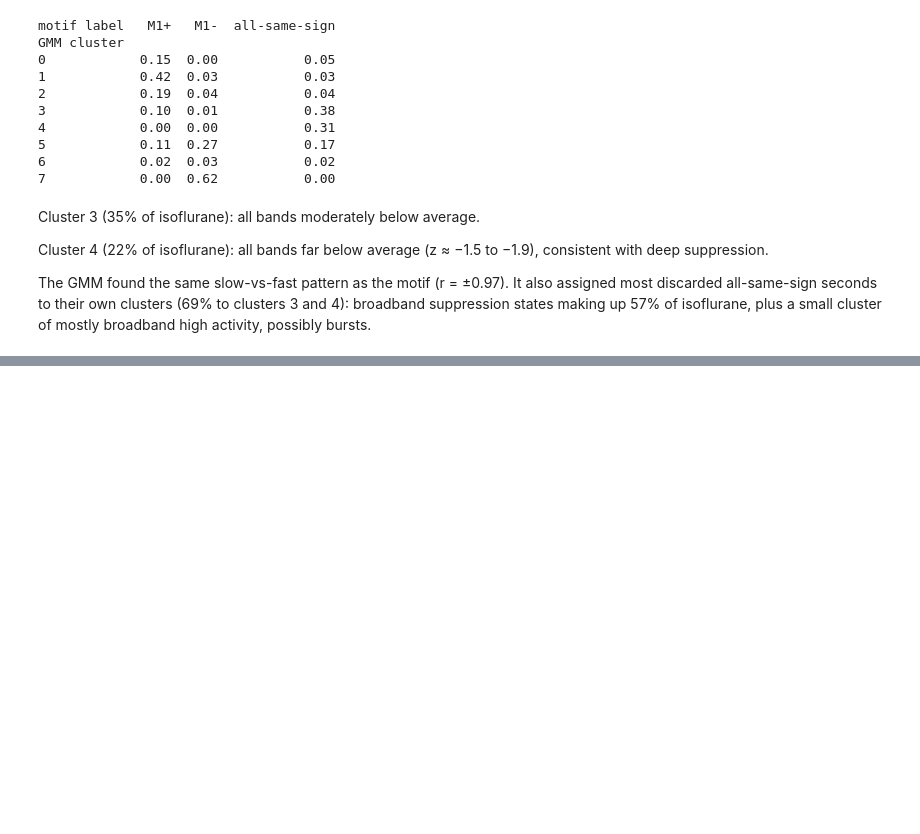
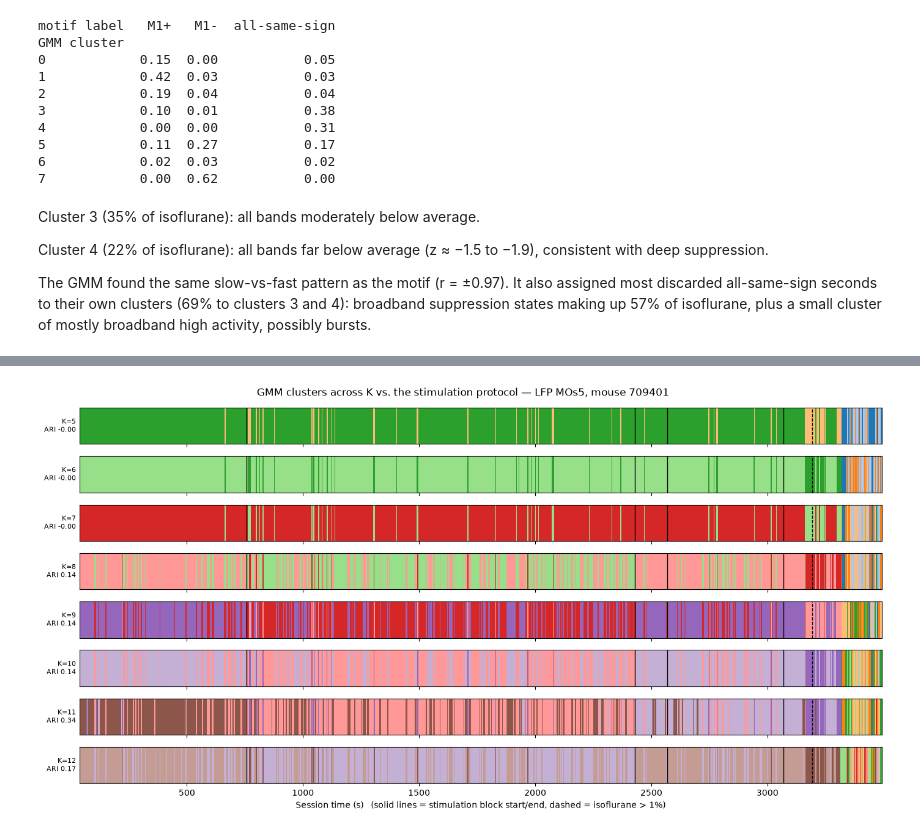
Before and after one commit to saasberkeley/dc-allen, a Jupyter notebook: code/python/notebooks/709401_awake_iso_jahan.ipynb, the cells around one changed output, grey strips where cells are left out. Saved outputs shown, nothing was run; the diff lists cells and outputs as text; code cells hidden in the pictures; blank space fills up the shorter version.

Commit message:
709401: GMM on LFP/EEG, behavior + stim alignment, K sweep, pre-stim baseline motifs

```diff
--- a/code/python/notebooks/709401_awake_iso_jahan.ipynb
+++ b/code/python/notebooks/709401_awake_iso_jahan.ipynb
@@ -637,0 +978,72 @@ The GMM found the same slow-vs-fast pattern as the motif (r = ±0.97). It also a
+# %%
+# === Does the awake split hold up across K? ===
+from sklearn.metrics import adjusted_rand_score, normalized_mutual_info_score
+
+# Stimulation blocks from the trials table (a pause > 60 s between pulses ends a block)
+stim_t = np.sort(nwb.trials["start_time"][:])
+gaps = np.flatnonzero(np.diff(stim_t) > 60)
+starts = np.r_[stim_t[0], stim_t[gaps + 1]]
+ends = np.r_[stim_t[gaps], stim_t[-1]]
+seg_names = ["before stim"]
+for i in range(len(starts)):
+    seg_names += [f"block {i + 1}", "after stim" if i == len(starts) - 1 else f"pause {i + 1}"]
+edges = np.sort(np.r_[starts, ends])
+segment = np.searchsorted(edges, t1, side="right")   # protocol segment of each second
+
+iso = nwb.acquisition["isoflurane_level"]
+iso_t = (np.asarray(iso.timestamps[:]) if iso.timestamps is not None
+         else iso.starting_time + np.arange(iso.data.shape[0]) / iso.rate)
+iso_onset = float(iso_t[np.argmax(np.asarray(iso.data[:]) > 1.0)])
+awake = t1 < iso_onset
+
+print("Protocol segments (s):")
+bounds = np.r_[t1[0], edges, iso_onset]
+for name, a, b in zip(seg_names, bounds[:-1], bounds[1:]):
+    print(f"  {name:12s} {a:7.0f} – {b:7.0f}")
+
+def ordered_labels(K):
+    """Same cluster numbering as plot_gmm: slow-dominant first."""
+    gmm = models[K]
+    order = np.argsort(gmm.means_[:, :4].mean(1) - gmm.means_[:, 4:].mean(1))[::-1]
+    remap = {old: new for new, old in enumerate(order)}
+    return np.array([remap[l] for l in gmm.predict(X)])
+
+KS_SWEEP = range(5, 13)
+rows, strips = [], {}
+for K in KS_SWEEP:
+    lab = ordered_labels(K)
+    strips[K] = lab
+    la, sa = lab[awake], segment[awake]
+    big = pd.Series(la).value_counts(normalize=True)
+    dominant = {seg_names[s]: int(pd.Series(la[sa == s]).mode()[0]) for s in np.unique(sa)}
+    rows.append({
+        "K": K,
+        "ARI vs protocol": adjusted_rand_score(sa, la),
+        "NMI vs protocol": normalized_mutual_info_score(sa, la),
+        "awake clusters (≥5%)": int((big >= 0.05).sum()),
+        **{f"main cluster: {k}": v for k, v in dominant.items()},
+    })
+print("\nAgreement between awake clusters and the stimulation protocol, per K:")
+print(pd.DataFrame(rows).set_index("K").round(2).to_string())
+
+# --- Figure: one cluster strip per K, protocol boundaries as lines ---
+cmap = matplotlib.colormaps["tab20"]
+show = t1 <= iso_onset + 300
+fig, axes = plt.subplots(len(KS_SWEEP), 1, figsize=(14, 0.75 * len(KS_SWEEP) + 1.2), sharex=True)
+for ax, K, row in zip(axes, KS_SWEEP, rows):
+    rgb = np.ones((1, show.sum(), 3))
+    for c in range(K):
+        rgb[0, strips[K][show] == c] = cmap(c)[:3]
+    ax.imshow(rgb, aspect="auto", extent=[t1[show][0], t1[show][-1], 0, 1], interpolation="none")
+    for e in edges:
+        ax.axvline(e, color="k", lw=1)
+    ax.axvline(iso_onset, color="k", ls="--", lw=1)
+    ax.set_yticks([])
+    ax.set_ylabel(f"K={K}\nARI {row['ARI vs protocol']:.2f}", rotation=0, ha="right", va="center", fontsize=8)
+axes[-1].set_xlabel("Session time (s)   (solid lines = stimulation block start/end, dashed = isoflurane > 1%)")
+fig.suptitle("GMM clusters across K vs. the stimulation protocol — LFP MOs5, mouse 709401")
+axes[-1].set_xlim(t1[show][0], t1[show][-1])
+plt.tight_layout()
+plt.savefig("results/709401_jahan/gmm_K_sweep_vs_protocol.png", dpi=150)
+plt.show()
+# %% [output]
@@ -637,0 +1067 @@ The GMM found the same slow-vs-fast pattern as the motif (r = ±0.97). It also a
+[figure, added]
```
Also changed, not shown: parts of 9 cells of this notebook, 30 other files.
